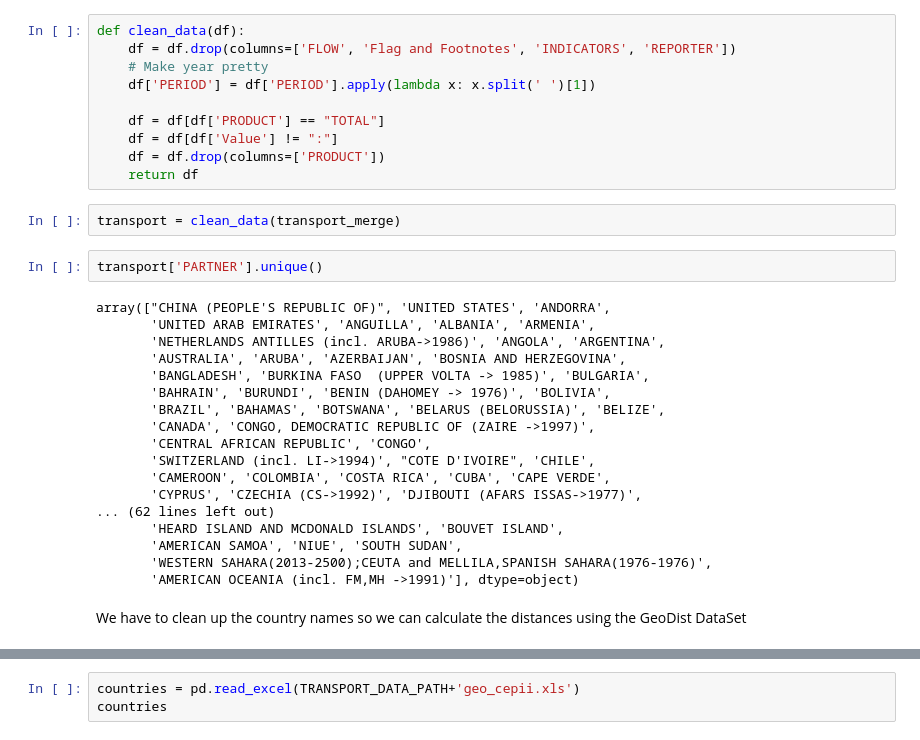
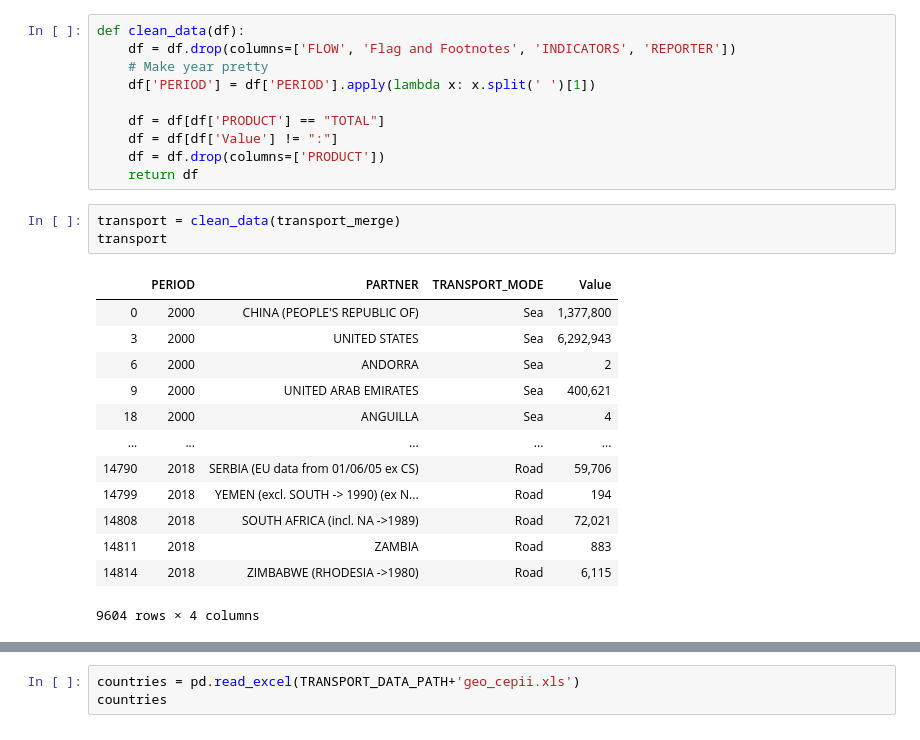
Before and after one commit to Lambo97/ADAProject, a Jupyter notebook: src/transport.ipynb, the cells around one changed output, grey strips where cells are left out. Cells and saved outputs as stored; diff of their text form.

```diff
--- a/src/transport.ipynb
+++ b/src/transport.ipynb
@@ -44,25 +29,18 @@ def clean_data(df):
     return df
 # %%
 transport = clean_data(transport_merge)
+transport
+# %% [output]
+|  | PERIOD | PARTNER | TRANSPORT_MODE | Value |
+| 0 | 2000 | CHINA (PEOPLE'S REPUBLIC OF) | Sea | 1,377,800 |
+| 3 | 2000 | UNITED STATES | Sea | 6,292,943 |
+| 6 | 2000 | ANDORRA | Sea | 2 |
+| 9 | 2000 | UNITED ARAB EMIRATES | Sea | 400,621 |
+| 18 | 2000 | ANGUILLA | Sea | 4 |
+| ... | ... | ... | ... | ... |
+| 14790 | 2018 | SERBIA (EU data from 01/06/05 ex CS) | Road | 59,706 |
+| 14799 | 2018 | YEMEN (excl. SOUTH -> 1990) (ex N... | Road | 194 |
+| 14808 | 2018 | SOUTH AFRICA (incl. NA ->1989) | Road | 72,021 |
+| 14811 | 2018 | ZAMBIA | Road | 883 |
+| 14814 | 2018 | ZIMBABWE (RHODESIA ->1980) | Road | 6,115 |
+9604 rows × 4 columns
-# %%
-transport['PARTNER'].unique()
-# %% [output]
-array(["CHINA (PEOPLE'S REPUBLIC OF)", 'UNITED STATES', 'ANDORRA',
-       'UNITED ARAB EMIRATES', 'ANGUILLA', 'ALBANIA', 'ARMENIA',
-       'NETHERLANDS ANTILLES (incl. ARUBA->1986)', 'ANGOLA', 'ARGENTINA',
-       'AUSTRALIA', 'ARUBA', 'AZERBAIJAN', 'BOSNIA AND HERZEGOVINA',
-       'BANGLADESH', 'BURKINA FASO  (UPPER VOLTA -> 1985)', 'BULGARIA',
-       'BAHRAIN', 'BURUNDI', 'BENIN (DAHOMEY -> 1976)', 'BOLIVIA',
-       'BRAZIL', 'BAHAMAS', 'BOTSWANA', 'BELARUS (BELORUSSIA)', 'BELIZE',
-       'CANADA', 'CONGO, DEMOCRATIC REPUBLIC OF (ZAIRE ->1997)',
-       'CENTRAL AFRICAN REPUBLIC', 'CONGO',
-       'SWITZERLAND (incl. LI->1994)', "COTE D'IVOIRE", 'CHILE',
-       'CAMEROON', 'COLOMBIA', 'COSTA RICA', 'CUBA', 'CAPE VERDE',
-       'CYPRUS', 'CZECHIA (CS->1992)', 'DJIBOUTI (AFARS ISSAS->1977)',
-... (62 lines left out)
-       'HEARD ISLAND AND MCDONALD ISLANDS', 'BOUVET ISLAND',
-       'AMERICAN SAMOA', 'NIUE', 'SOUTH SUDAN',
-       'WESTERN SAHARA(2013-2500);CEUTA and MELLILA,SPANISH SAHARA(1976-1976)',
-       'AMERICAN OCEANIA (incl. FM,MH ->1991)'], dtype=object)
-# %% [markdown]
-We have to clean up the country names so we can calculate the distances using the GeoDist DataSet
```
Also changed, not shown: parts of 35 cells of this notebook.
